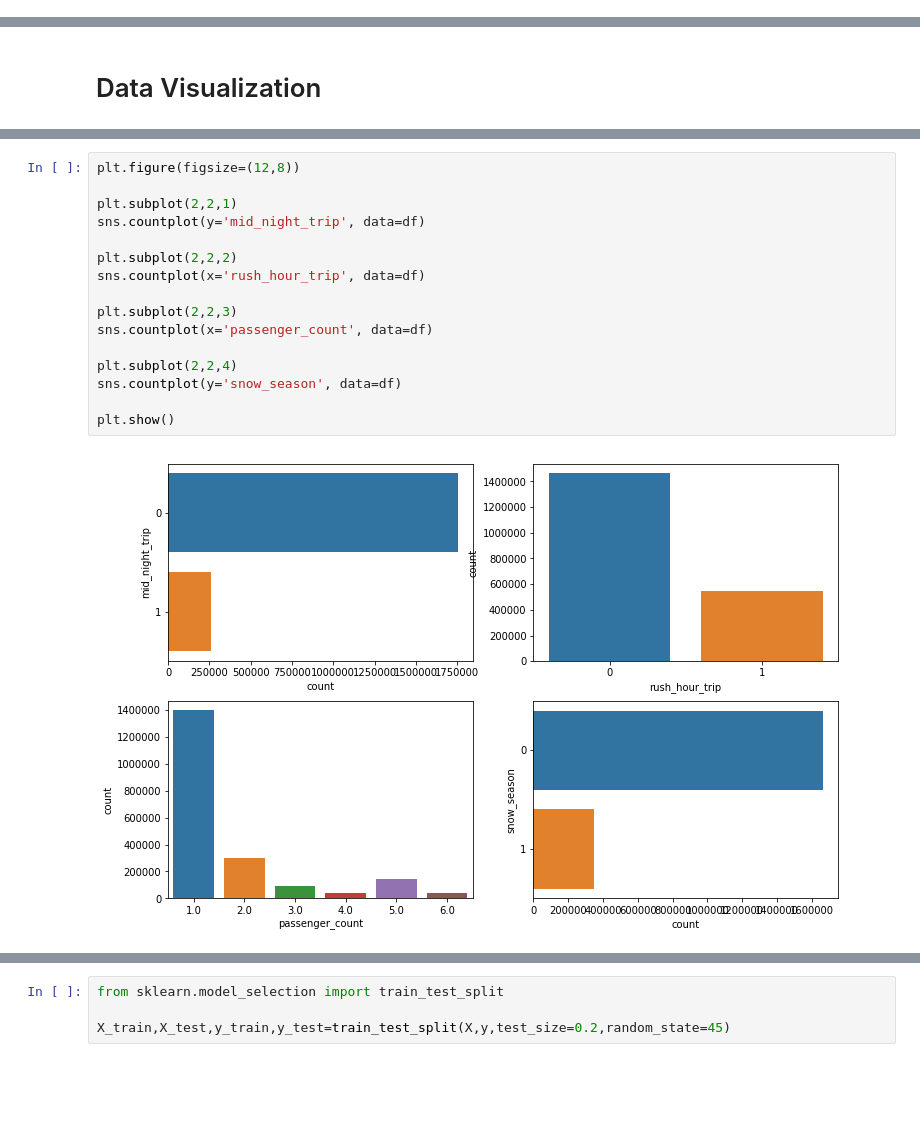
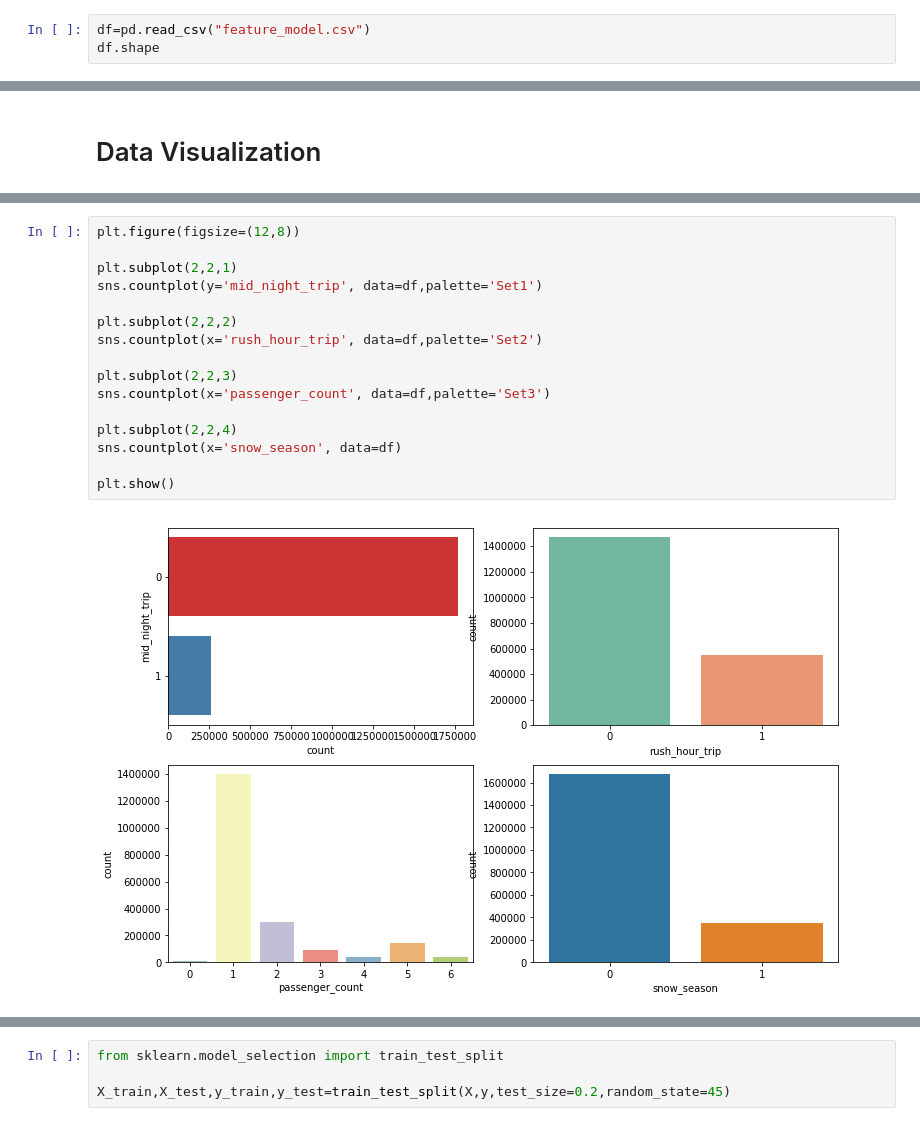
Before and after one commit to MrKhan0747/New-York-City-Taxi-Trips-Fare, a Jupyter notebook: new-york-fare-model.ipynb, the cells around one changed output, grey strips where cells are left out. Saved outputs shown, nothing was run; the diff lists cells and outputs as text; blank space fills up the shorter version.

```diff
--- a/new-york-fare-model.ipynb
+++ b/new-york-fare-model.ipynb
@@ -468,0 +519,3 @@ df.head()
+# %%
+df=pd.read_csv("feature_model.csv")
+df.shape
@@ -485,18 +540,18 @@ plt.show()
 # %%
 plt.figure(figsize=(12,8))
 
 plt.subplot(2,2,1)
-sns.countplot(y='mid_night_trip', data=df)
+sns.countplot(y='mid_night_trip', data=df,palette='Set1')
 
 plt.subplot(2,2,2)
-sns.countplot(x='rush_hour_trip', data=df)
+sns.countplot(x='rush_hour_trip', data=df,palette='Set2')
 
 plt.subplot(2,2,3)
-sns.countplot(x='passenger_count', data=df)
+sns.countplot(x='passenger_count', data=df,palette='Set3')
 
 plt.subplot(2,2,4)
-sns.countplot(y='snow_season', data=df)
+sns.countplot(x='snow_season', data=df)
 
 plt.show()
 # %% [output]
-[figure, old version]
+[figure, new version]
```
Also changed, not shown: parts of 48 cells of this notebook.
